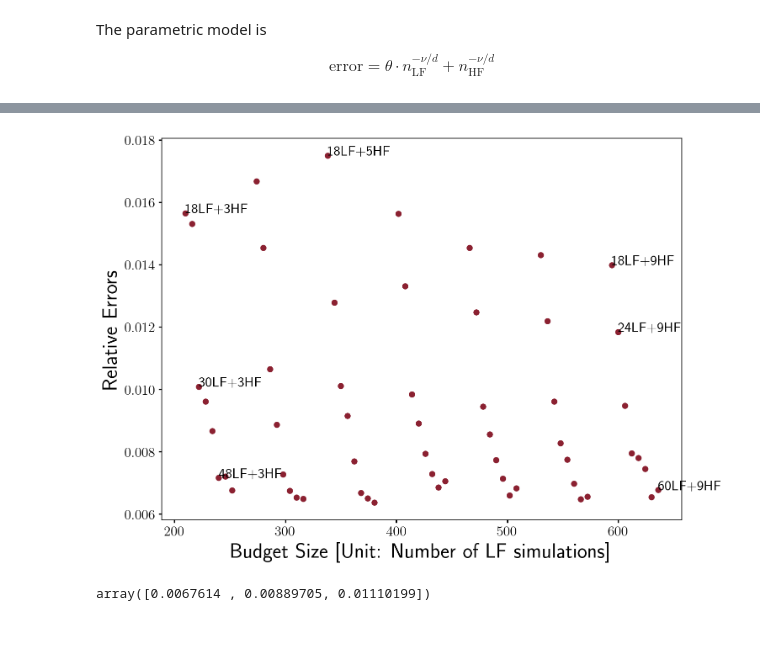
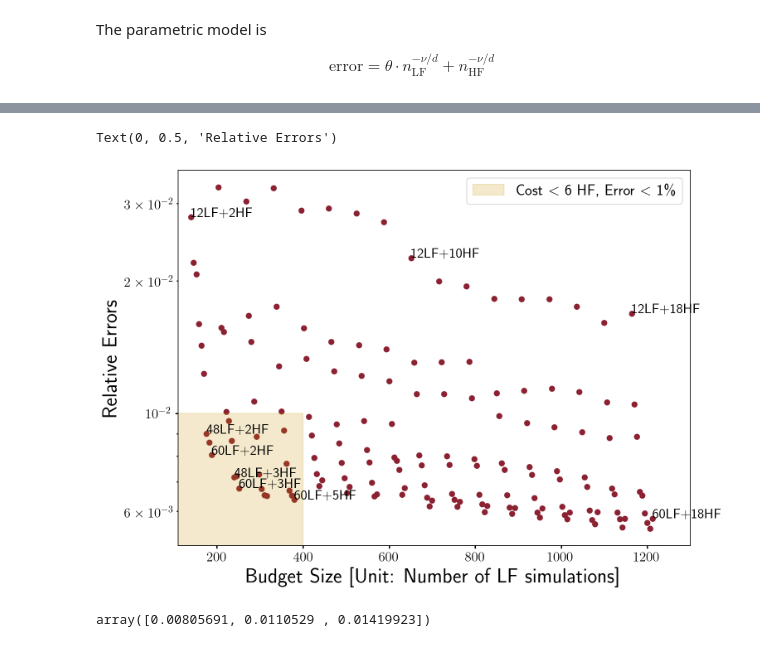
Before and after one commit to jibanCat/matter_emu_mfbox, a Jupyter notebook: notebooks/Infer Emulation errors using LF and HF points.ipynb, the cells around one changed output, grey strips where cells are left out. Saved outputs shown, nothing was run; the diff lists cells and outputs as text; code cells hidden in the pictures.

```diff
--- a/notebooks/Infer Emulation errors using LF and HF points.ipynb
+++ b/notebooks/Infer Emulation errors using LF and HF points.ipynb
@@ -174,25 +184,37 @@ fig.savefig("/home/jibancat/Documents/Latex/mf_boxsize_paper/images/budget_all_t
-# %%
-fig, ax = plt.subplots(figsize=(10.625, 8), nrows=1, ncols=1)
-
-plt.scatter(
-    n_lf + n_hf * 64, y_true,
-    color=colors[0]
-)
-for i,(x,y) in enumerate(zip(n_lf + n_hf * 64, y_true)):
-#     plt.text(x, y, i)
-    if i in [0, 2, 14, 55, 13, 6, 35]:
-        plt.text(x, y, "{}LF+{}HF".format(int(n_lf[i]), int(n_hf[i])))
-
-plt.xlabel("Budget Size [Unit: Number of LF simulations]")
-plt.ylabel("Relative Errors")
-
-fig.savefig("/home/jibancat/Documents/Latex/mf_boxsize_paper/images/budget_all_costs_errors.pdf", bbox_inches='tight', pad_inches=0.075)
-# %% [output]
-[figure, removed]
-# %%
-np.quantile(trace["theta"], [0.25, 0.5, 0.75])
-# %% [output]
-array([0.0067614 , 0.00889705, 0.01110199])
+# %%
+fig, ax = plt.subplots(figsize=(10.625, 8), nrows=1, ncols=1)
+
+ax.scatter(
+    n_lf + n_hf * 64, y_true,
+    color=colors[0]
+)
+
+ax.set_yscale("log")
+
+ax.fill_between(
+    np.linspace(0, 400), y1=0.01, alpha=0.2, color=colors[1],
+    label="Cost $<$ 6 HF, Error $<$ 1\%"
+)
+
+for i,(x,y) in enumerate(zip(n_lf + n_hf * 64, y_true)):
+#     plt.text(x, y, i)
+    if i in [0, 103, 136, 137, 139, 102, 16, 8, 152]:
+        plt.text(x, y, "{}LF+{}HF".format(int(n_lf[i]), int(n_hf[i])))
+
+ax.set_xlim(110, 1300)
+ax.legend()
+
+plt.xlabel("Budget Size [Unit: Number of LF simulations]")
+plt.ylabel("Relative Errors")
+
+# fig.savefig("/home/jibancat/Documents/Latex/mf_boxsize_paper/images/budget_all_costs_errors.pdf", bbox_inches='tight', pad_inches=0.075)
+# %% [output]
+Text(0, 0.5, 'Relative Errors')
+[figure, added]
+# %%
+np.quantile(trace["theta"], [0.25, 0.5, 0.75])
+# %% [output]
+array([0.00805691, 0.0110529 , 0.01419923])
 # %%
 np.quantile(trace["nu1"], [0.25, 0.5, 0.75])
 # %% [output]
```
Also changed, not shown: parts of 27 cells of this notebook, 2 other files.
